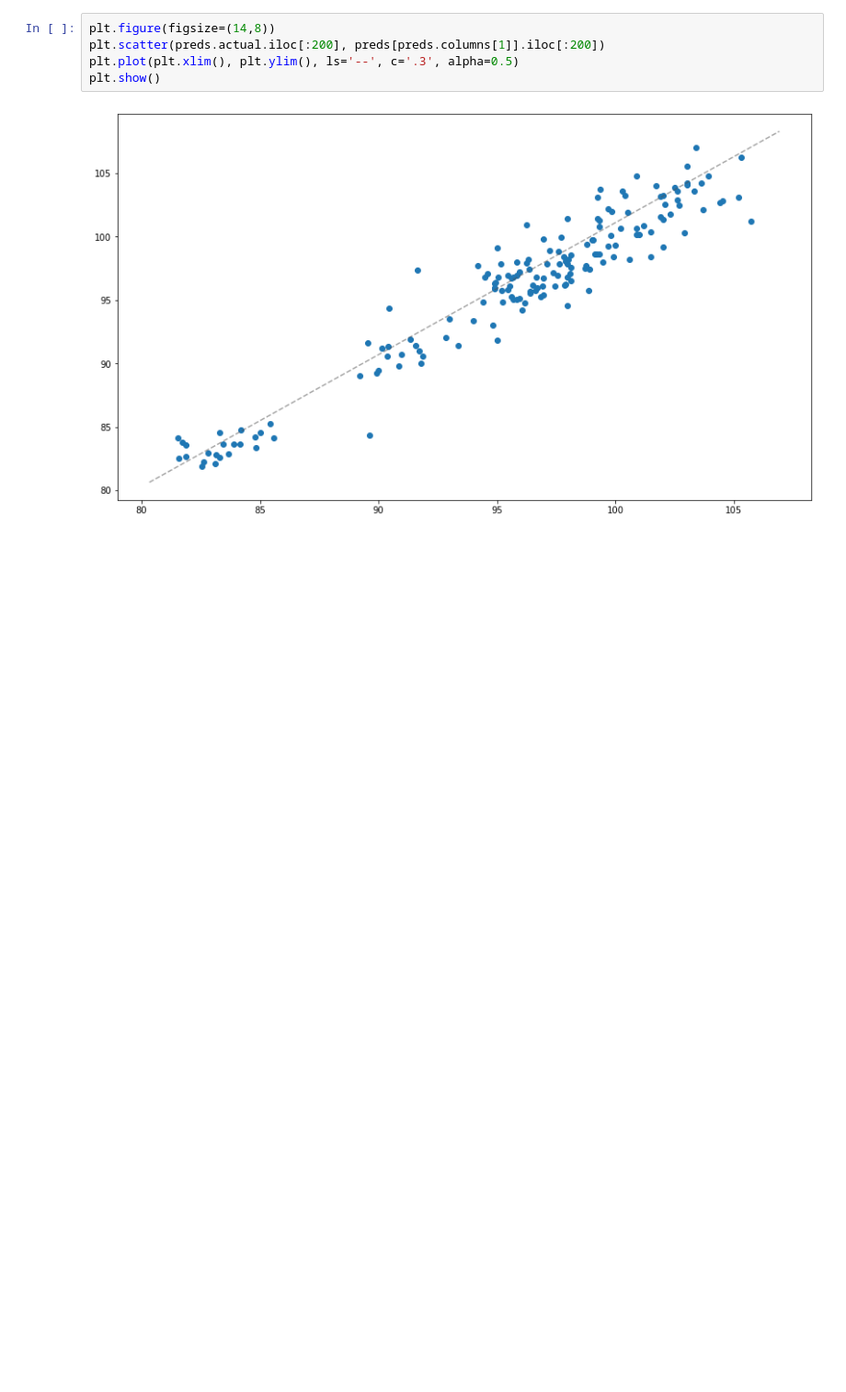
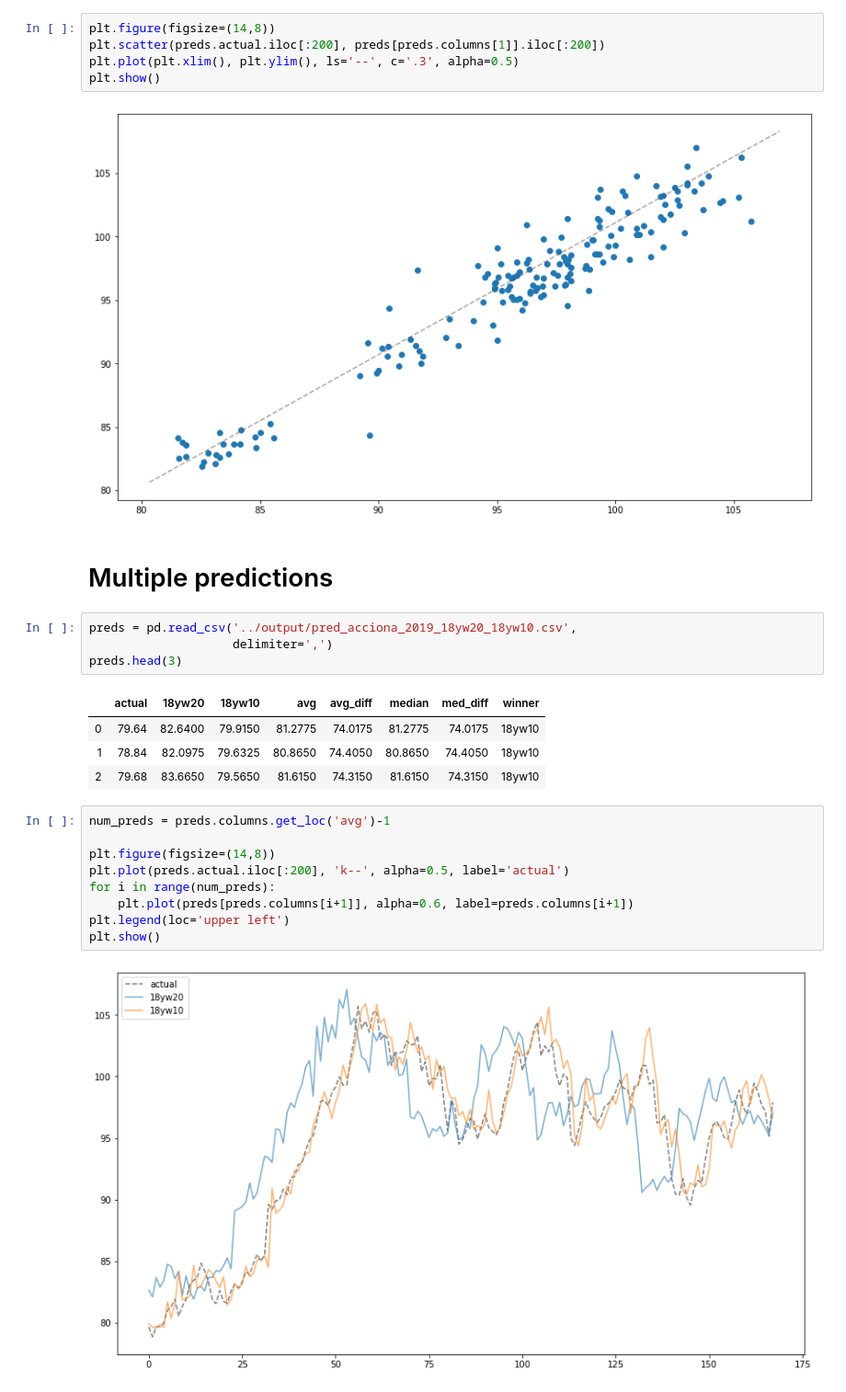
Before and after one commit to renero/trader, a Jupyter notebook: resources/plot_predictions.ipynb, the cells around one changed output. Shown at 92% size. Drawn from its saved outputs; the diff is of its cells as text; blank space fills up the shorter version.

```diff
--- a/resources/plot_predictions.ipynb
+++ b/resources/plot_predictions.ipynb
@@ -28,3 +30,25 @@ plt.plot(plt.xlim(), plt.ylim(), ls='--', c='.3', alpha=0.5)
 plt.show()
 # %% [output]
 [figure]
+# %% [markdown]
+# Multiple predictions
+# %%
+preds = pd.read_csv('../output/pred_acciona_2019_18yw20_18yw10.csv',
+                    delimiter=',')
+preds.head(3)
+# %% [output]
+|  | actual | 18yw20 | 18yw10 | avg | avg_diff | median | med_diff | winner |
+| 0 | 79.64 | 82.6400 | 79.9150 | 81.2775 | 74.0175 | 81.2775 | 74.0175 | 18yw10 |
+| 1 | 78.84 | 82.0975 | 79.6325 | 80.8650 | 74.4050 | 80.8650 | 74.4050 | 18yw10 |
+| 2 | 79.68 | 83.6650 | 79.5650 | 81.6150 | 74.3150 | 81.6150 | 74.3150 | 18yw10 |
+# %%
+num_preds = preds.columns.get_loc('avg')-1
+
+plt.figure(figsize=(14,8))
+plt.plot(preds.actual.iloc[:200], 'k--', alpha=0.5, label='actual')
+for i in range(num_preds):
+    plt.plot(preds[preds.columns[i+1]], alpha=0.6, label=preds.columns[i+1])
+plt.legend(loc='upper left')
+plt.show()
+# %% [output]
+[figure, added]
```
Also changed, not shown: parts of 2 cells of this notebook, 3 other files.
